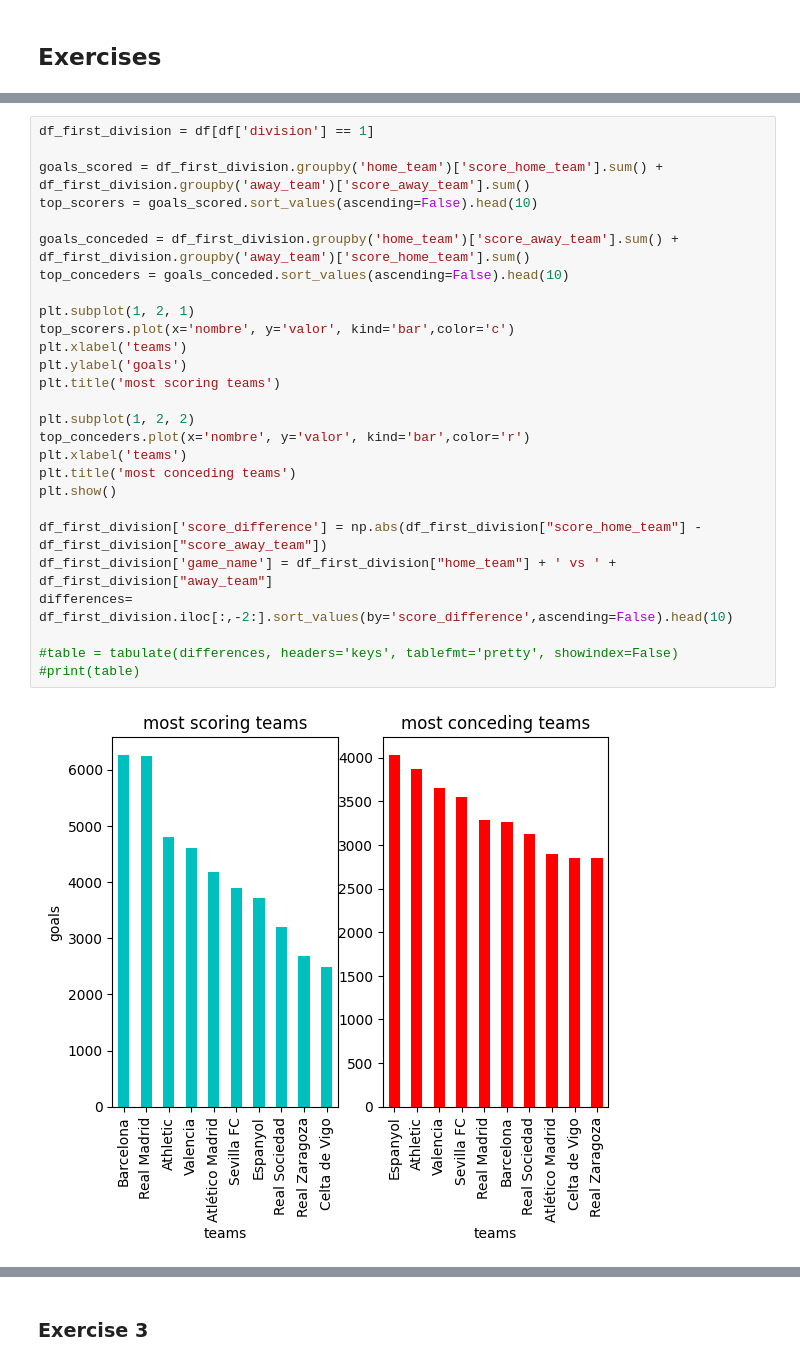
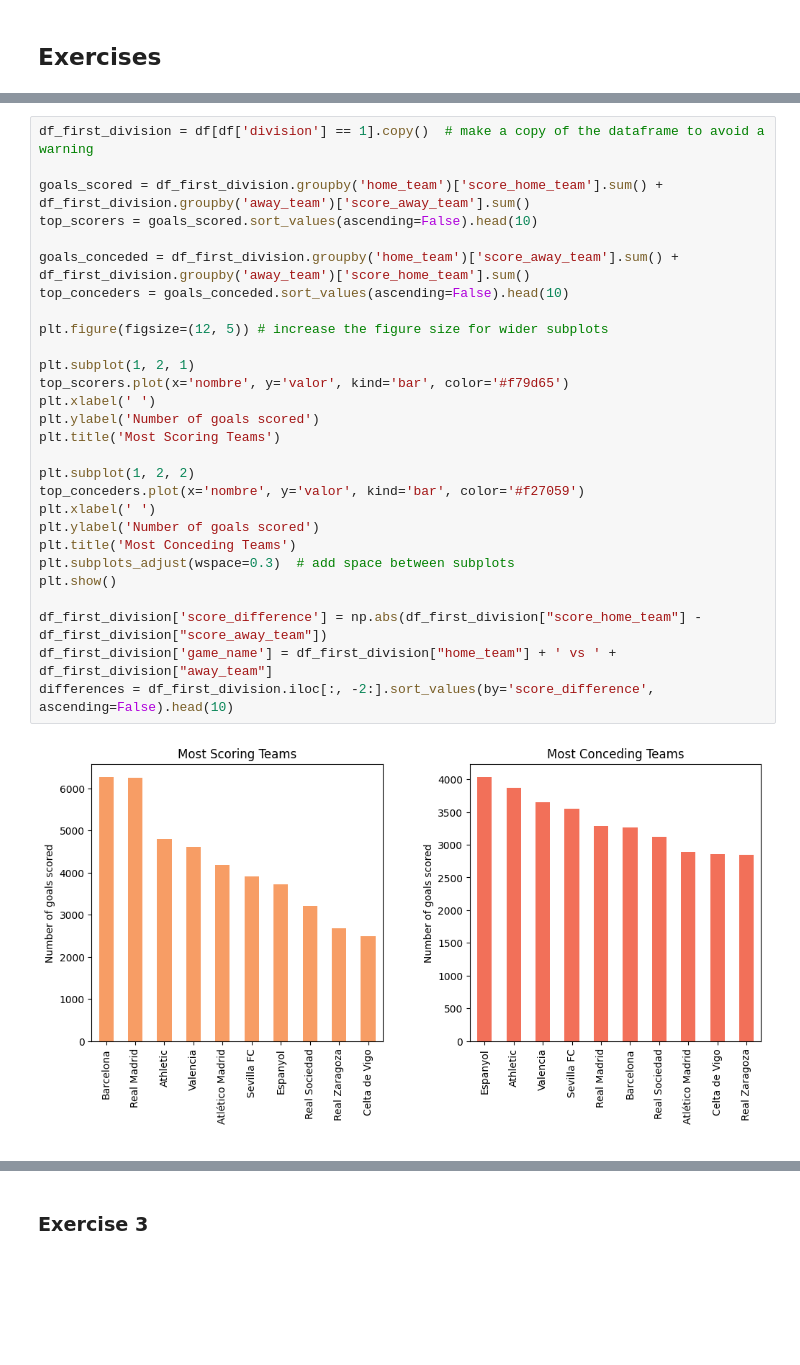
Before and after one commit to coders-unidas/la-quiniela, a Jupyter notebook: analysis/data_analysis.ipynb, the cells around one changed output, grey strips where cells are left out. Drawn from its saved outputs; the diff is of its cells as text; blank space fills up the shorter version.

```diff
--- a/analysis/data_analysis.ipynb
+++ b/analysis/data_analysis.ipynb
@@ -46,29 +52,30 @@ plt.show()
 # %%
-df_first_division = df[df['division'] == 1]
+df_first_division = df[df['division'] == 1].copy()  # make a copy of the dataframe to avoid a warning
 
 goals_scored = df_first_division.groupby('home_team')['score_home_team'].sum() + df_first_division.groupby('away_team')['score_away_team'].sum()
 top_scorers = goals_scored.sort_values(ascending=False).head(10)
 
 goals_conceded = df_first_division.groupby('home_team')['score_away_team'].sum() + df_first_division.groupby('away_team')['score_home_team'].sum()
 top_conceders = goals_conceded.sort_values(ascending=False).head(10)
 
+plt.figure(figsize=(12, 5)) # increase the figure size for wider subplots
+
 plt.subplot(1, 2, 1)
-top_scorers.plot(x='nombre', y='valor', kind='bar',color='c')
-plt.xlabel('teams')
-plt.ylabel('goals')
-plt.title('most scoring teams')
+top_scorers.plot(x='nombre', y='valor', kind='bar', color='#f79d65')
+plt.xlabel(' ')
+plt.ylabel('Number of goals scored')
+plt.title('Most Scoring Teams')
 
 plt.subplot(1, 2, 2)
-top_conceders.plot(x='nombre', y='valor', kind='bar',color='r')
-plt.xlabel('teams')
-plt.title('most conceding teams')
+top_conceders.plot(x='nombre', y='valor', kind='bar', color='#f27059')
+plt.xlabel(' ')
+plt.ylabel('Number of goals scored')
+plt.title('Most Conceding Teams')
+plt.subplots_adjust(wspace=0.3)  # add space between subplots
 plt.show()
 
 df_first_division['score_difference'] = np.abs(df_first_division["score_home_team"] - df_first_division["score_away_team"])
 df_first_division['game_name'] = df_first_division["home_team"] + ' vs ' + df_first_division["away_team"]
-differences= df_first_division.iloc[:,-2:].sort_values(by='score_difference',ascending=False).head(10)
-
-#table = tabulate(differences, headers='keys', tablefmt='pretty', showindex=False)
-#print(table)
+differences = df_first_division.iloc[:, -2:].sort_values(by='score_difference', ascending=False).head(10)
 # %% [output]
-[figure, old version]
+[figure, new version]
```
Also changed, not shown: parts of 6 cells of this notebook.
